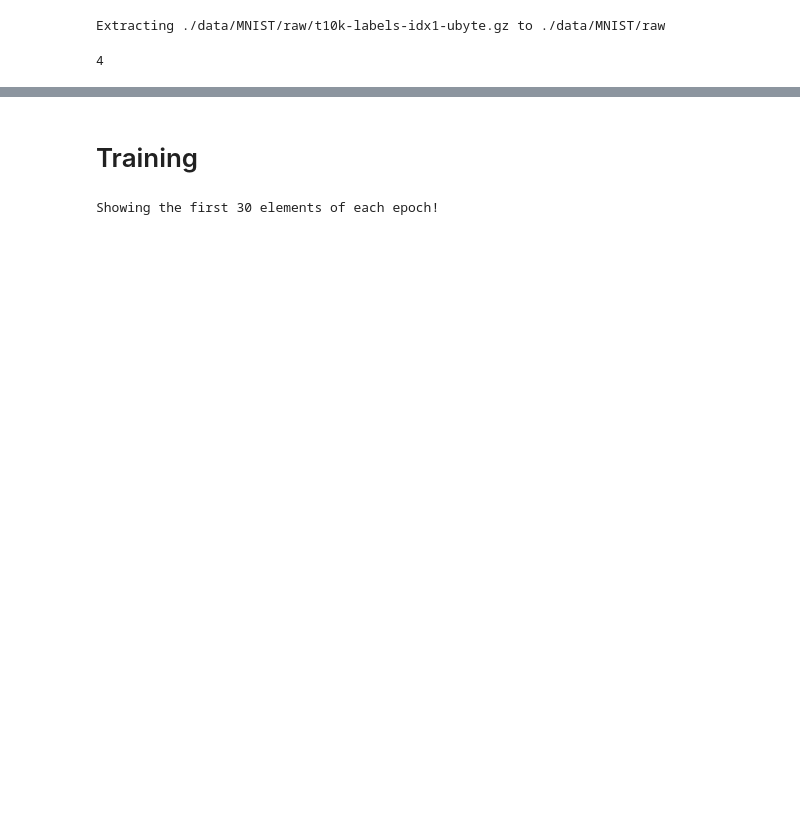
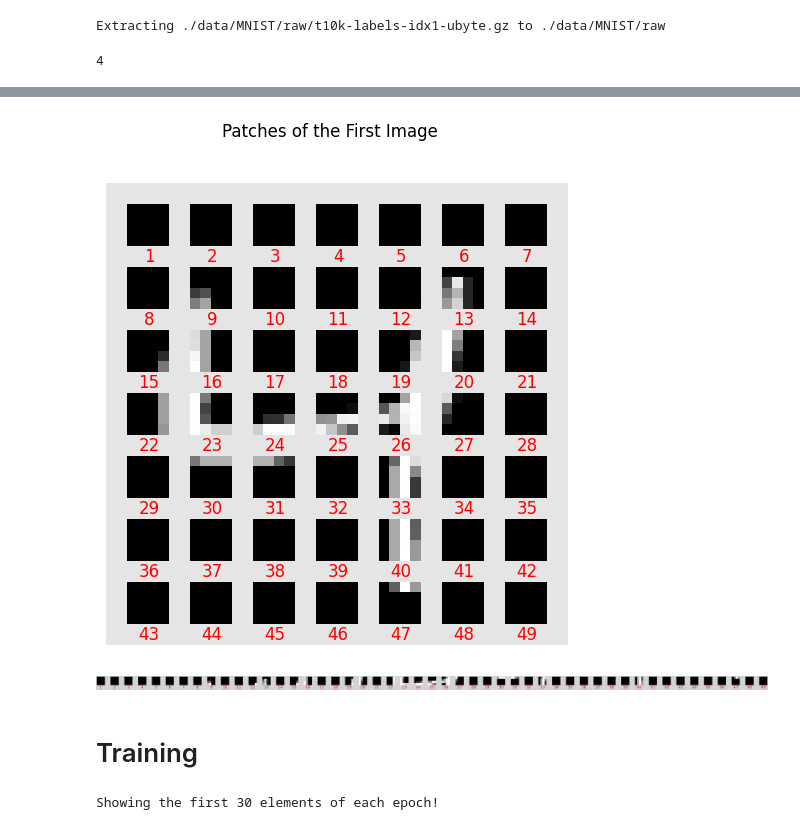
Before and after one commit to FernandoPC25/AINotebooksVault, a Jupyter notebook: vit-part1.ipynb, the cells around one changed output, grey strips where cells are left out. Cells and saved outputs as stored; diff of their text form; code cells hidden in the pictures; blank space fills up the shorter version.

```diff
--- a/vit-part1.ipynb
+++ b/vit-part1.ipynb
@@ -225,3 +316,51 @@ test_dataloader = DataLoader(dataset=test_dataset,
+# %%
+# Visualize the image patches
+img_patches = img_to_patch(MNIST_examples, patch_size=PATCH_SIZE, flatten_channels=False)
+
+# Create a single subplot
+fig, ax = plt.subplots(1, 1, figsize=(6, 6))
+fig.suptitle("Patches of the First Image")
+
+# Plot the patches of the first image
+img_grid = torchvision.utils.make_grid(img_patches[2], nrow=int(IMG_SIZE/PATCH_SIZE), normalize=True, pad_value=0.9)
+img_grid = img_grid.permute(1, 2, 0)
+ax.imshow(img_grid)
+
+# Annotate numbers from 1 to n in the top-center position of each patch
+n = len(img_patches[0])
+for i in range(n):
+    patch_center_x = (i % (IMG_SIZE // PATCH_SIZE) + 0.6) * PATCH_SIZE*1.5
+    patch_center_y = (i // (IMG_SIZE // PATCH_SIZE) + 1.095) * PATCH_SIZE*1.5
+    ax.text(patch_center_x, patch_center_y, str(i+1), fontsize=12, color='red', ha='center', va='center')
+
+ax.axis("off")
+plt.show()
+plt.close()
+# %% [output]
+[figure, added]
+# %%
+import matplotlib.pyplot as plt
+import torchvision
+
+# Visualize the image patches
+img_patches = img_to_patch(MNIST_examples, patch_size=PATCH_SIZE, flatten_channels=False)
+
+# Plot patches of the third image only
+num_patches = img_patches[2].shape[0]
+num_cols = num_patches
+fig, ax = plt.subplots(nrows=1, ncols=num_cols, figsize=(num_cols * 2, 2), facecolor='lightgray')  # Cambio del color de fondo a gris
+
+for i in range(num_patches):
+    ax[i].imshow(img_patches[2][i].permute(1, 2, 0), cmap='gray')
+    ax[i].axis("off")
+    ax[i].text(0.5, -0.4, str(i+1), fontsize=40, color='red', ha='center', transform=ax[i].transAxes)
+
+plt.tight_layout()
+plt.savefig("eyy2.png")  # Guarda el gráfico en un archivo
+plt.show()
+plt.close()
+# %% [output]
+[figure, added]
 # %% [markdown]
 # Training
 # %%
```
Also changed, not shown: parts of 13 cells of this notebook.
